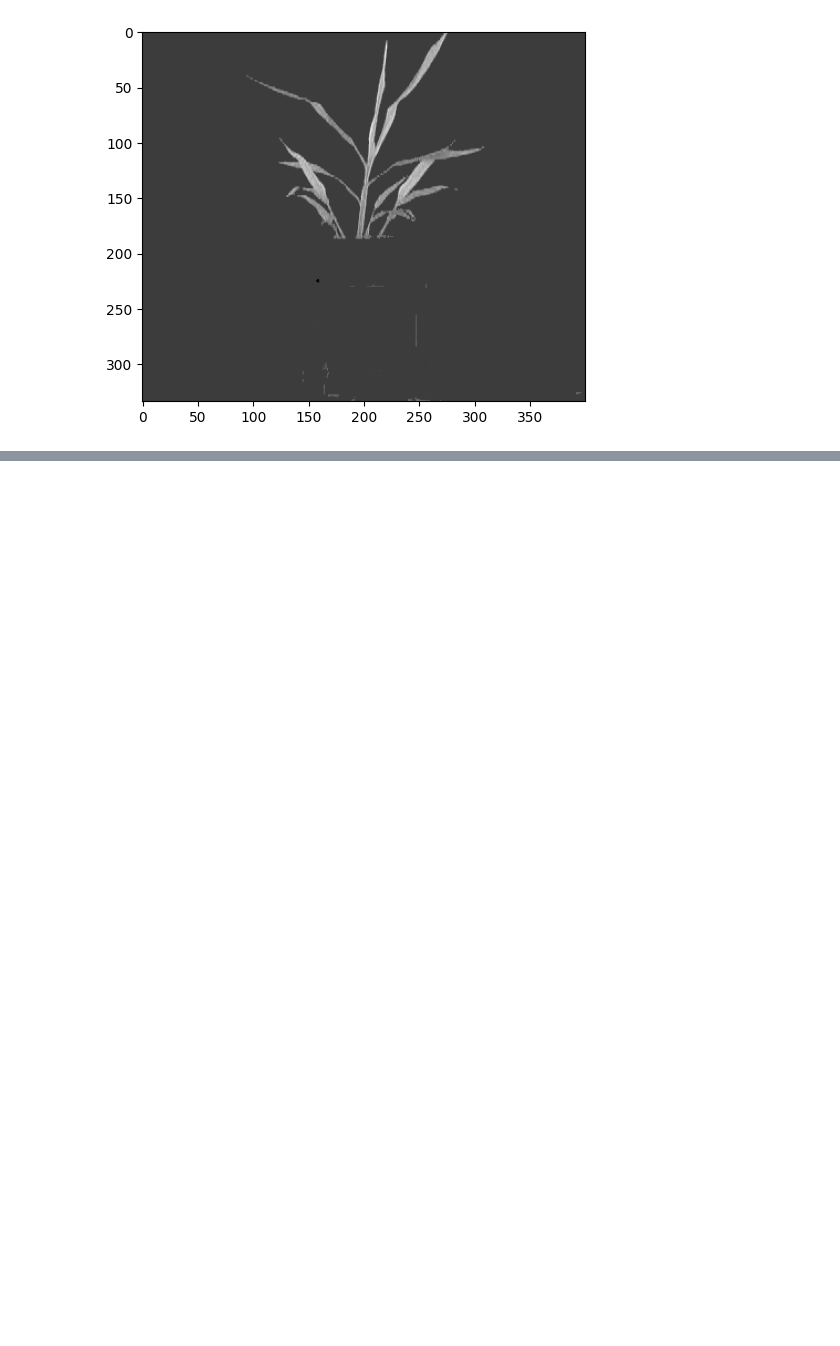
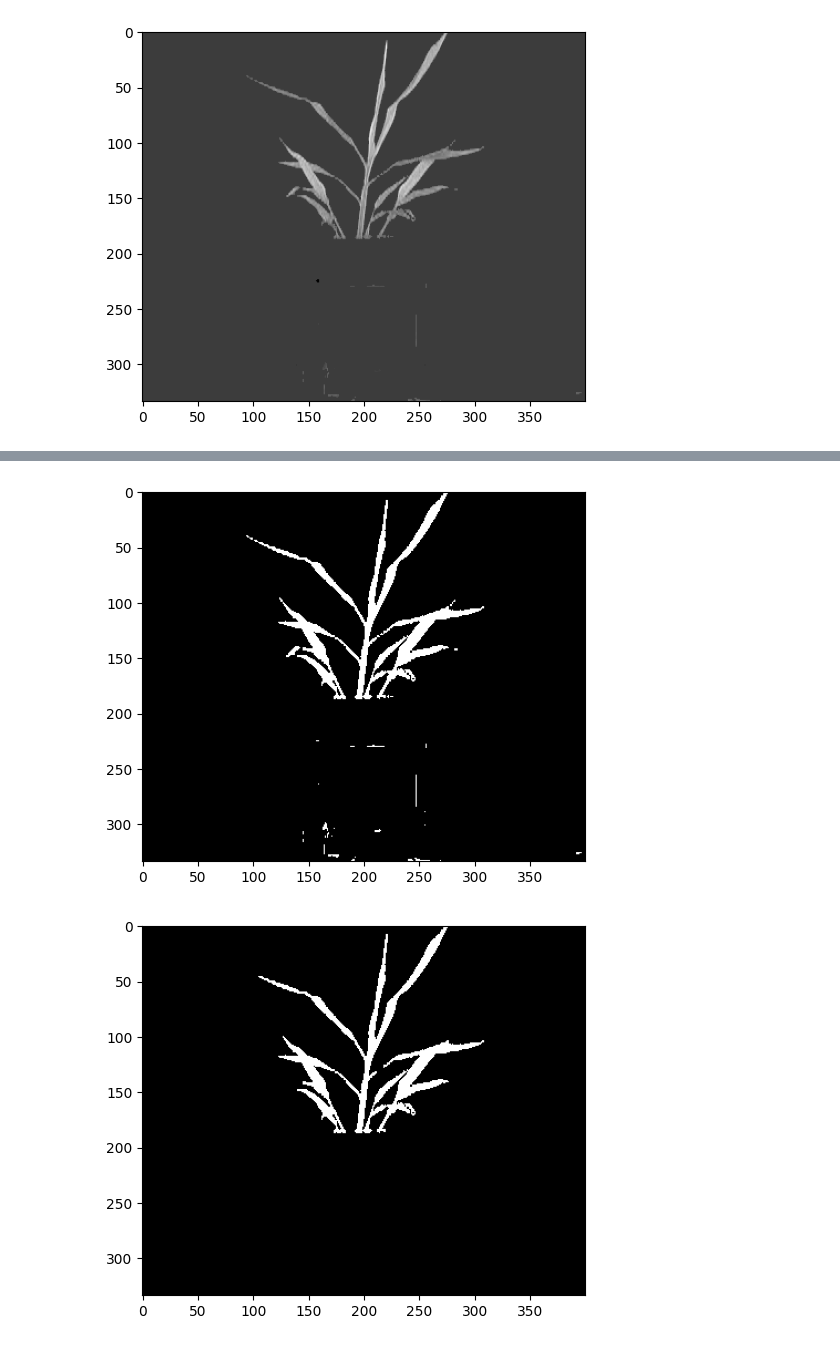
Before and after one commit to InsuJeong77/plantcv_tutorial, a Jupyter notebook: plantcv_jupyter.ipynb, the cells around one changed output, grey strips where cells are left out. Saved outputs shown, nothing was run; the diff lists cells and outputs as text; code cells hidden in the pictures; blank space fills up the shorter version.

```diff
--- a/plantcv_jupyter.ipynb
+++ b/plantcv_jupyter.ipynb
@@ -52,0 +79,7 @@ masked_b = pcv.rgb2gray_lab(rgb_img=masked, channel='b')
+# %%
+pcv.plot_image(ab)
+# 개체를 식별하고 지저이된 크기보다 작은 객체를 제거
+ab_fill = pcv.fill(bin_img=ab, size=200)
+# %% [output]
+[figure, added]
+[figure, added]
```
Also changed, not shown: parts of 10 cells of this notebook.
